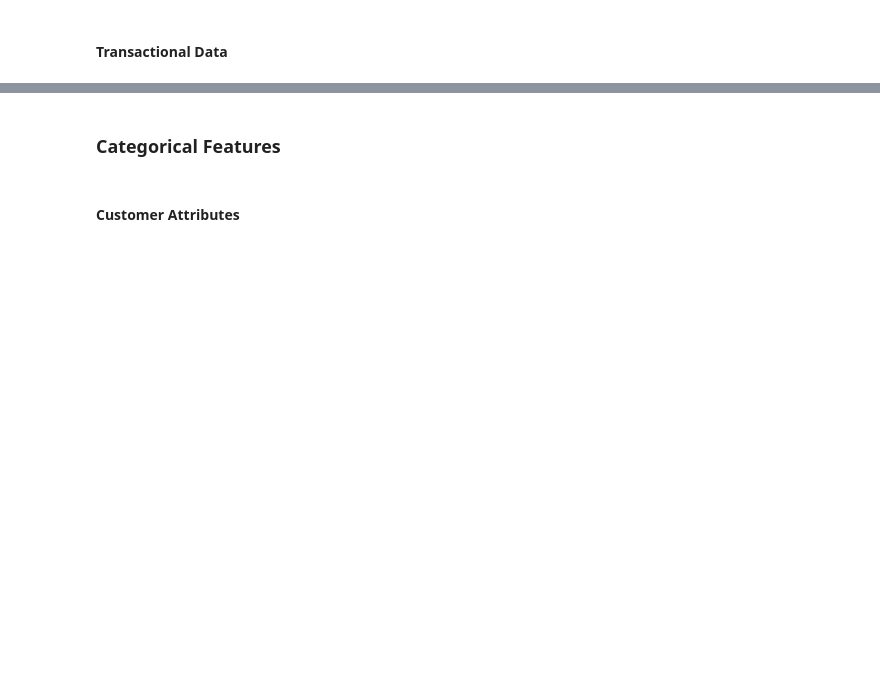
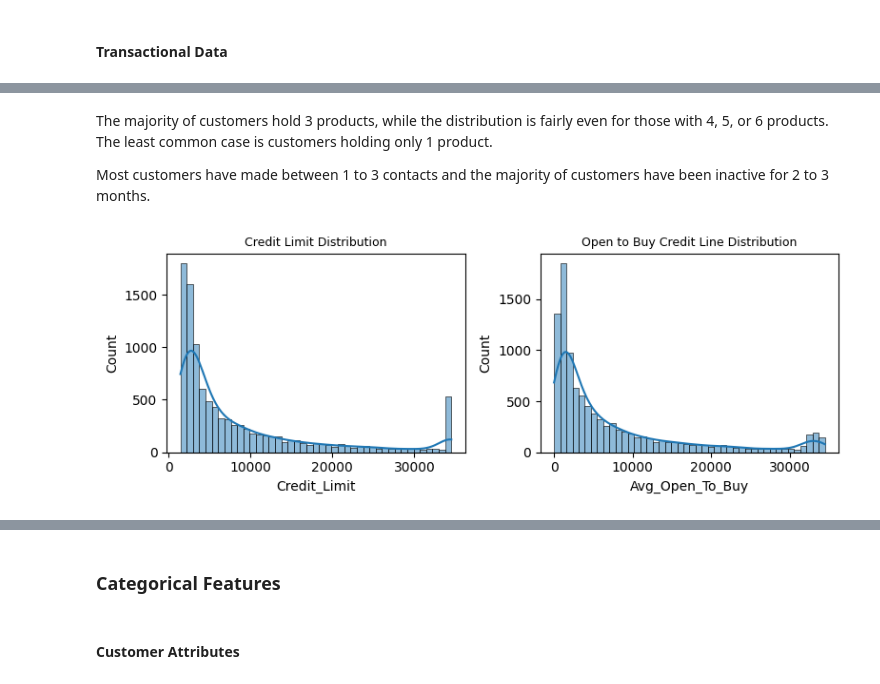
Before and after one commit to SpikyCherry/DSA3101_group9, a Jupyter notebook: customer_segmentation.ipynb, the cells around one changed output, grey strips where cells are left out. Saved outputs shown, nothing was run; the diff lists cells and outputs as text; code cells hidden in the pictures; blank space fills up the shorter version.

```diff
--- a/customer_segmentation.ipynb
+++ b/customer_segmentation.ipynb
@@ -162,0 +137,22 @@ plt.show()
+# %% [markdown]
+The majority of customers hold 3 products, while the distribution is fairly even for those with 4, 5, or 6 products. The least common case is customers holding only 1 product.
+
+Most customers have made between 1 to 3 contacts and the majority of customers have been inactive for 2 to 3 months.
+# %%
+# Create a figure with 1 row and 2 columns
+fig, axes = plt.subplots(1, 2, figsize=(8, 3))
+
+# Plot Credit_Limit Distribution
+sns.histplot(df['Credit_Limit'], kde=True, ax=axes[0])
+axes[0].set_title("Credit Limit Distribution", fontsize=9)
+
+# Plot Avg_Open_To_Buy Distribution
+sns.histplot(x=df['Avg_Open_To_Buy'], kde=True, ax=axes[1])
+axes[1].set_title("Open to Buy Credit Line Distribution", fontsize=9)
+
+
+# Adjust the layout to avoid overlapping
+plt.tight_layout()
+plt.show()
+# %% [output]
+[figure, added]
```
Also changed, not shown: parts of 11 cells of this notebook.
